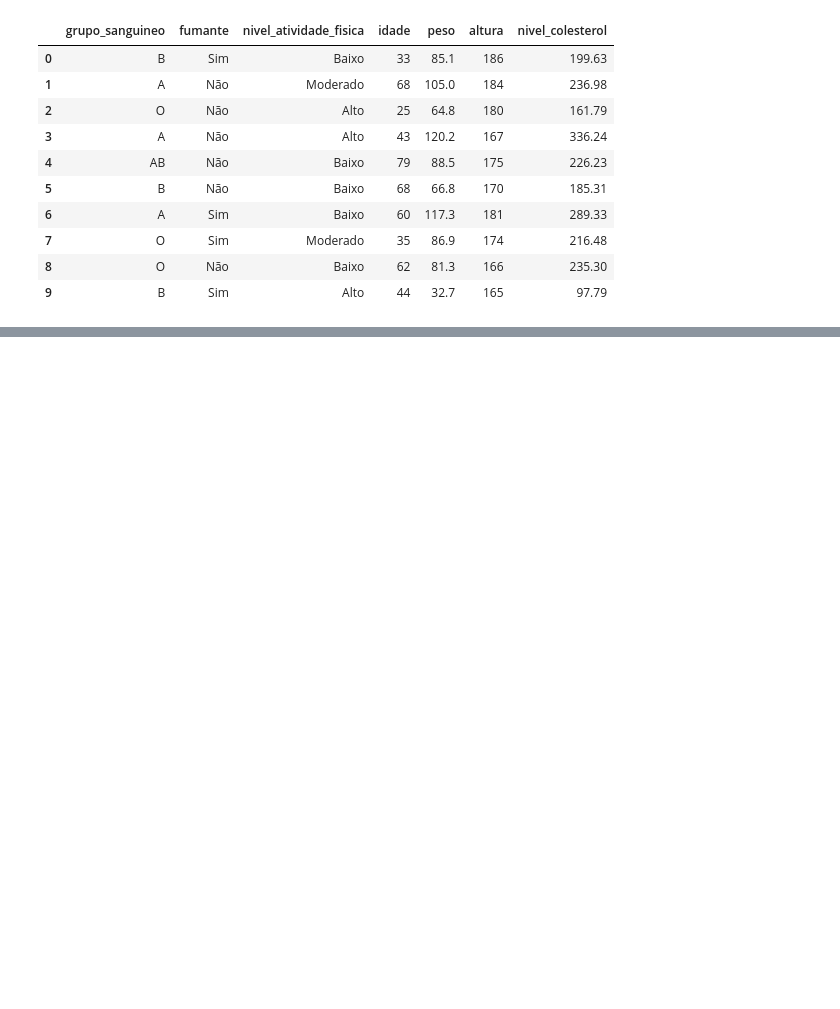
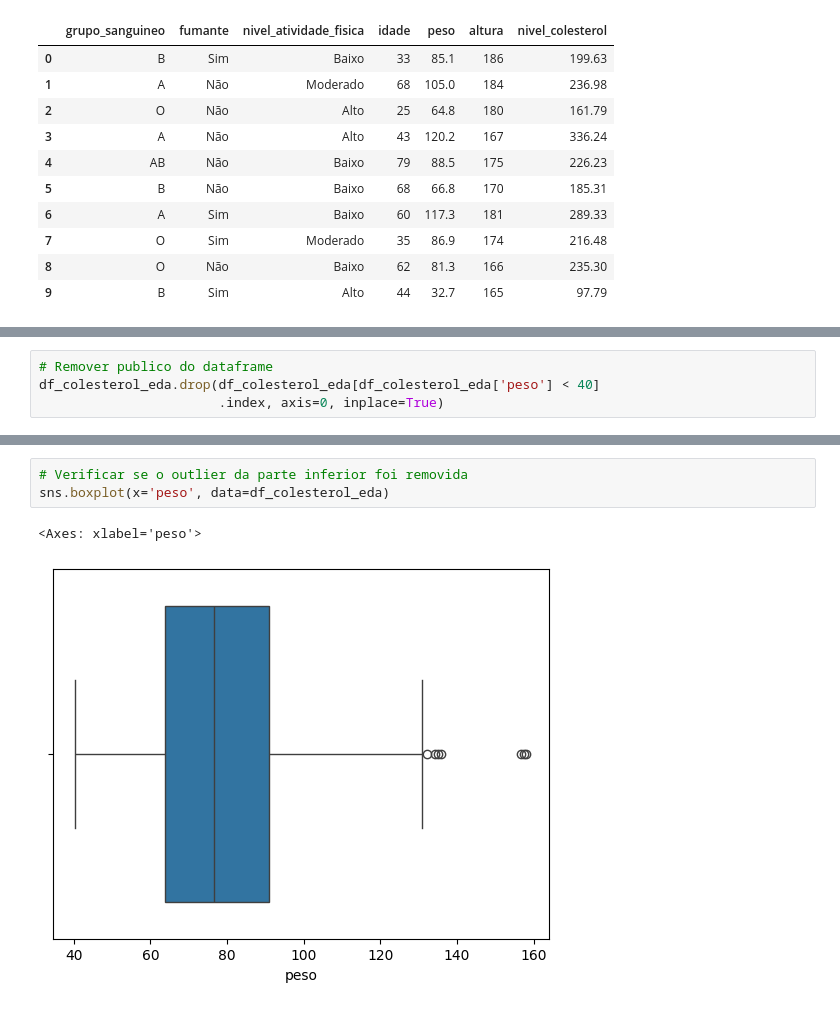
Before and after one commit to srmatheusmaciel/regressao_linear_multipla, a Jupyter notebook: modelo_colesterol.ipynb, the cells around one changed output, grey strips where cells are left out. Saved outputs shown, nothing was run; the diff lists cells and outputs as text; blank space fills up the shorter version.

```diff
--- a/modelo_colesterol.ipynb
+++ b/modelo_colesterol.ipynb
@@ -180,0 +201,4 @@ df_colesterol_eda.head(10)
+# %%
+# Remover publico do dataframe
+df_colesterol_eda.drop(df_colesterol_eda[df_colesterol_eda['peso'] < 40]
+                       .index, axis=0, inplace=True)
@@ -180,0 +223,6 @@ df_colesterol_eda.head(10)
+# %%
+# Verificar se o outlier da parte inferior foi removida
+sns.boxplot(x='peso', data=df_colesterol_eda)
+# %% [output]
+<Axes: xlabel='peso'>
+[figure, added]
```
Also changed, not shown: parts of 6 cells of this notebook.
